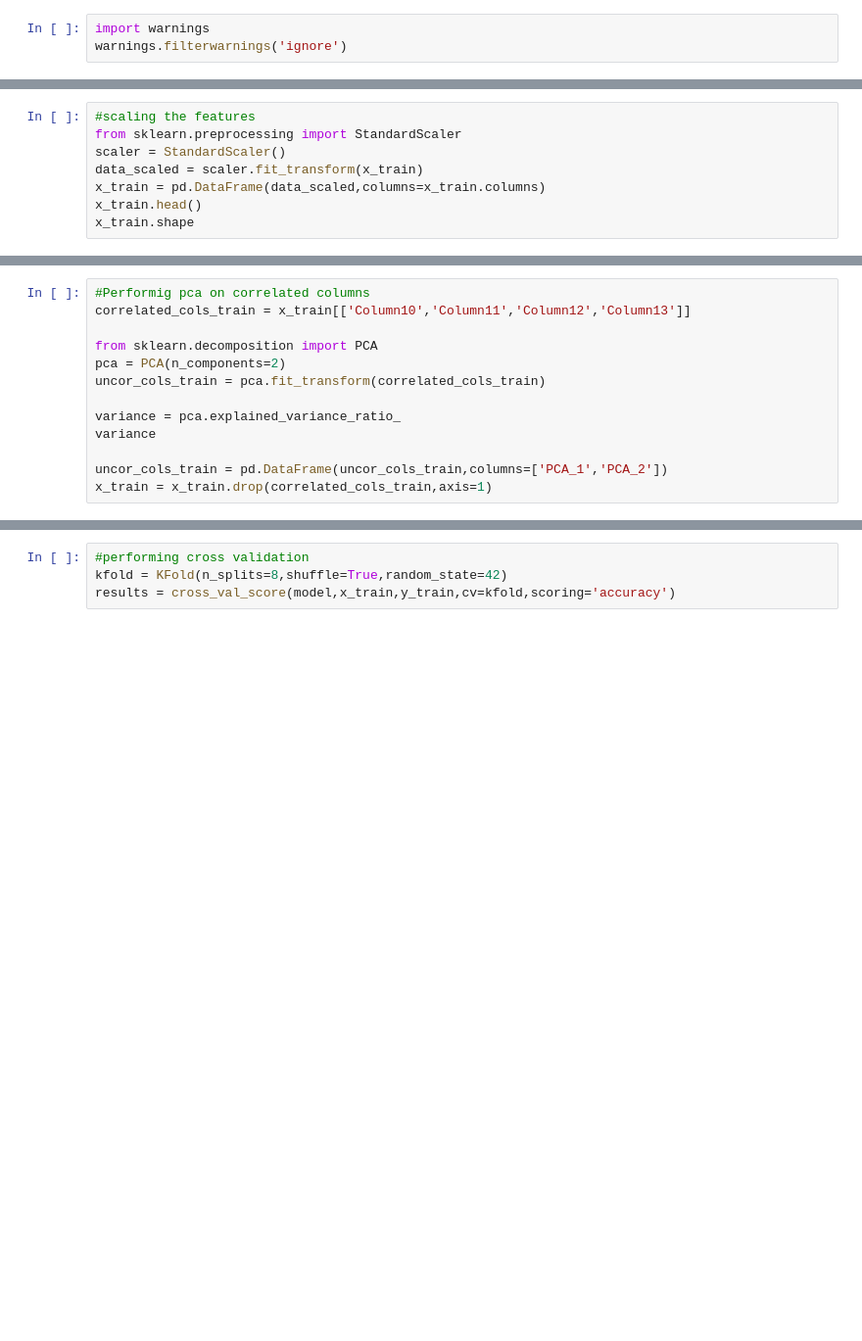
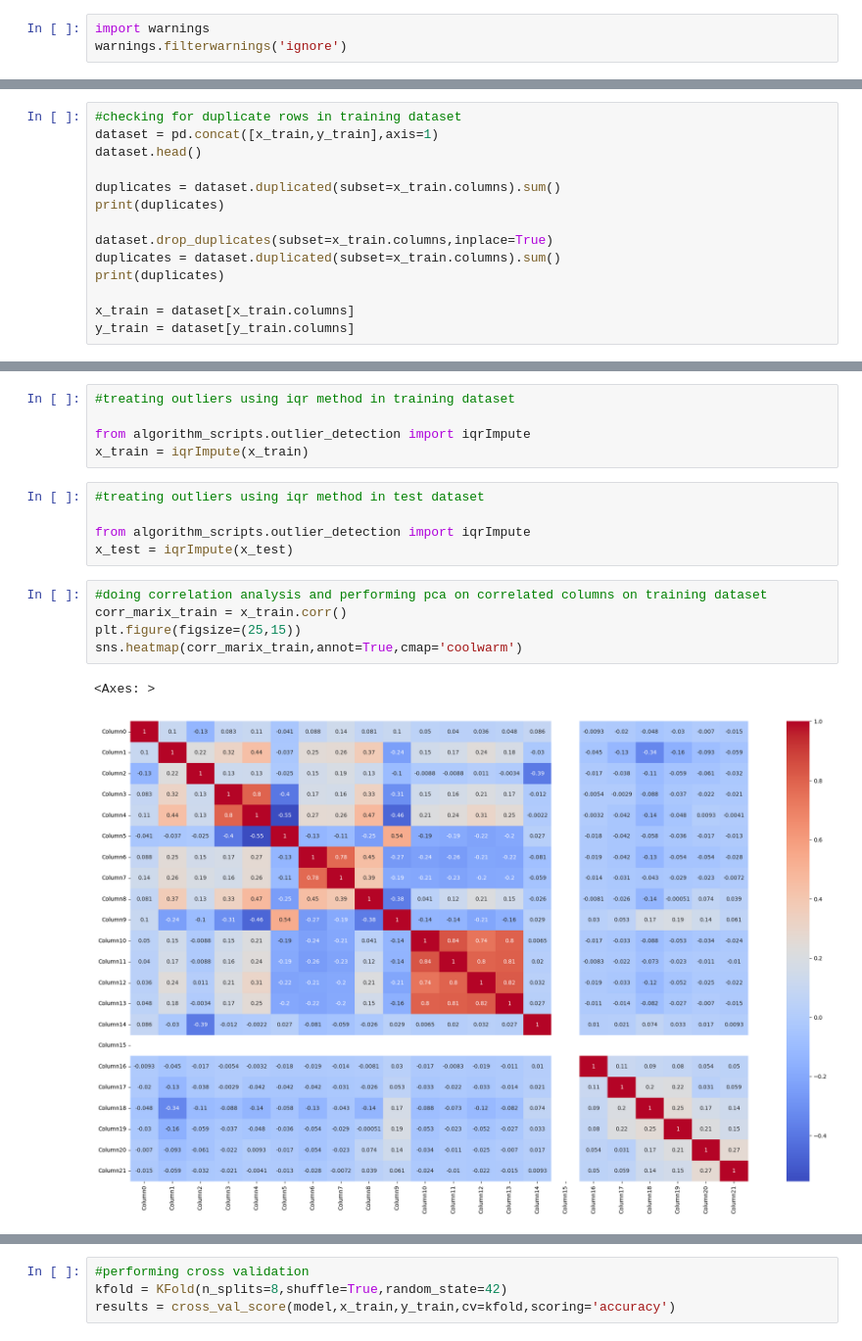
Before and after one commit to Saiteja2580/ML-Hackathon, a Jupyter notebook: Model_New.ipynb, the cells around one changed output, grey strips where cells are left out. Shown at 98% size. Drawn from its saved outputs; the diff is of its cells as text; blank space fills up the shorter version.

```diff
--- a/Model_New.ipynb
+++ b/Model_New.ipynb
@@ -259,8 +142,0 @@ sns.heatmap(corr_marix,annot=True,cmap='coolwarm')
-# %%
-#scaling the features
-from sklearn.preprocessing import StandardScaler
-scaler = StandardScaler()
-data_scaled = scaler.fit_transform(x_train)
-x_train = pd.DataFrame(data_scaled,columns=x_train.columns)
-x_train.head()
-x_train.shape
@@ -279,13 +142,0 @@ x_test.shape
-# %%
-#Performig pca on correlated columns
-correlated_cols_train = x_train[['Column10','Column11','Column12','Column13']]
-
-from sklearn.decomposition import PCA
-pca = PCA(n_components=2)
-uncor_cols_train = pca.fit_transform(correlated_cols_train)
-
-variance = pca.explained_variance_ratio_
-variance
-
-uncor_cols_train = pd.DataFrame(uncor_cols_train,columns=['PCA_1','PCA_2'])
-x_train = x_train.drop(correlated_cols_train,axis=1)
@@ -366,0 +143,14 @@ Name: count, dtype: int64
+# %%
+#checking for duplicate rows in training dataset
+dataset = pd.concat([x_train,y_train],axis=1)
+dataset.head()
+
+duplicates = dataset.duplicated(subset=x_train.columns).sum()
+print(duplicates)
+
+dataset.drop_duplicates(subset=x_train.columns,inplace=True)
+duplicates = dataset.duplicated(subset=x_train.columns).sum()
+print(duplicates)
+
+x_train = dataset[x_train.columns]
+y_train = dataset[y_train.columns]
@@ -372,0 +274,18 @@ print(y_train.shape)
+# %%
+#treating outliers using iqr method in training dataset
+
+from algorithm_scripts.outlier_detection import iqrImpute
+x_train = iqrImpute(x_train)
+# %%
+#treating outliers using iqr method in test dataset
+
+from algorithm_scripts.outlier_detection import iqrImpute
+x_test = iqrImpute(x_test)
+# %%
+#doing correlation analysis and performing pca on correlated columns on training dataset
+corr_marix_train = x_train.corr()
+plt.figure(figsize=(25,15))
+sns.heatmap(corr_marix_train,annot=True,cmap='coolwarm')
+# %% [output]
+<Axes: >
+[figure, added]
```
Also changed, not shown: parts of 65 cells of this notebook, 8 other files.
